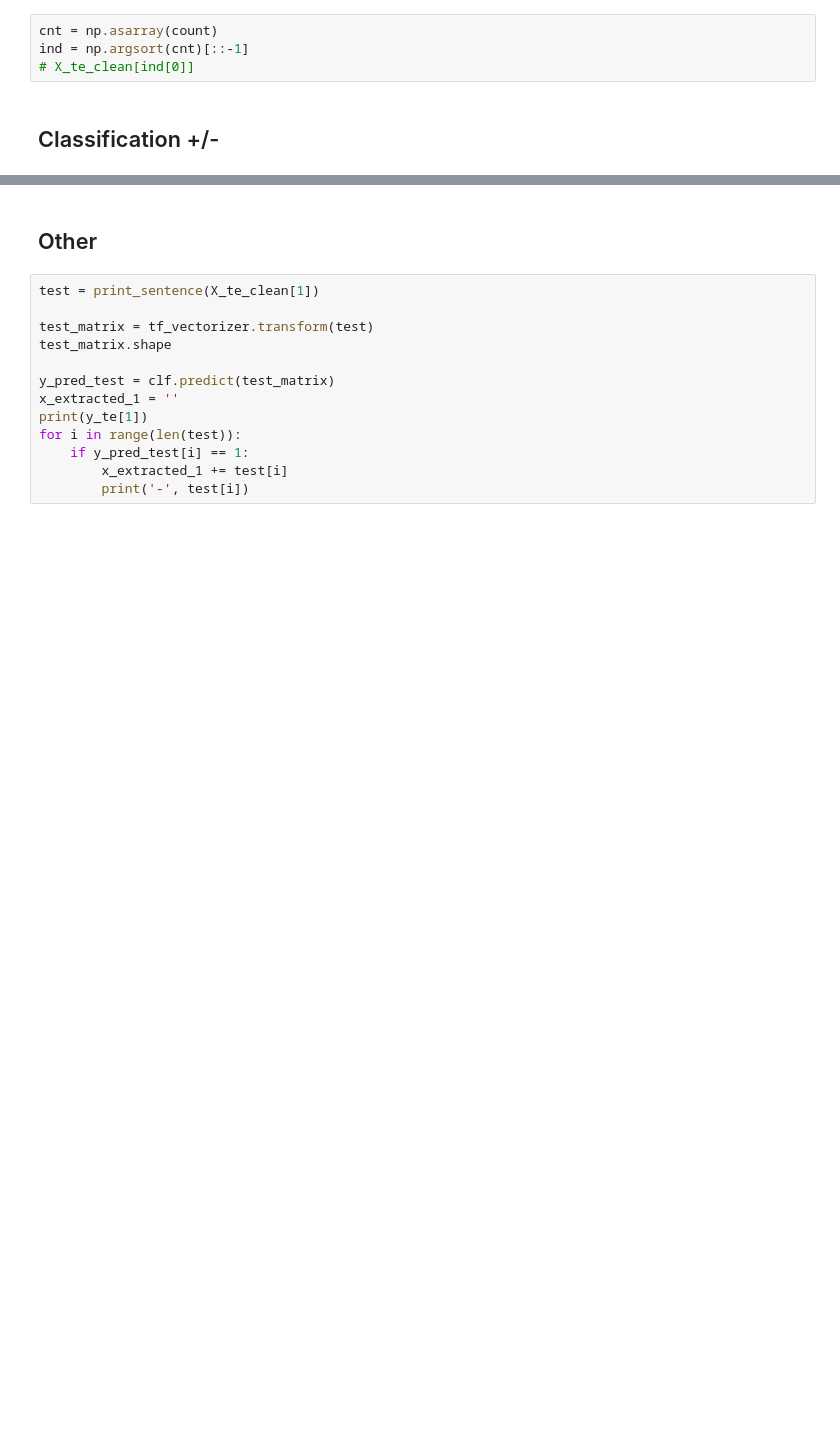
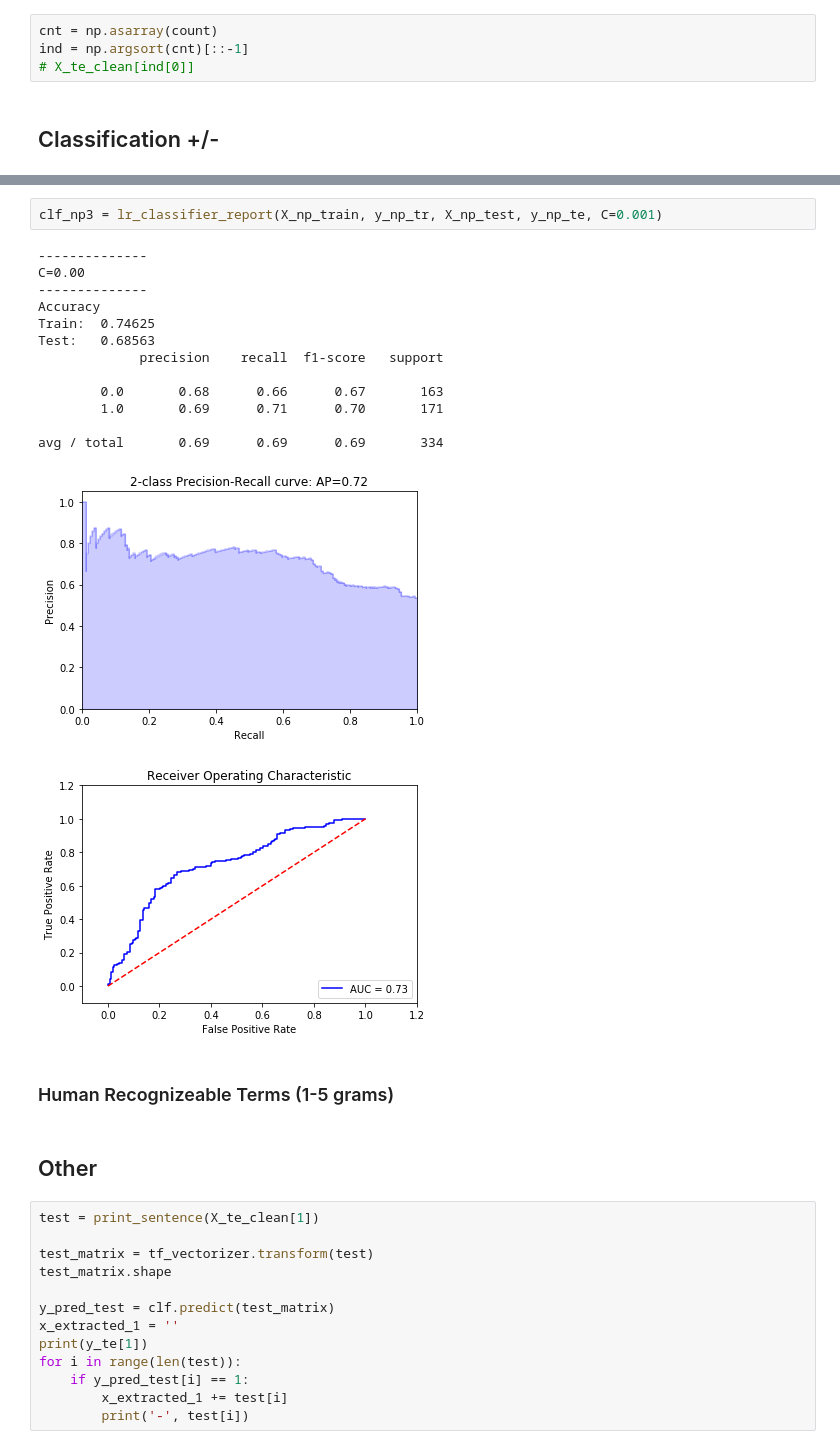
Before and after one commit to mrugami19/MovieReview, a Jupyter notebook: transparency-preprocessing-extraction/sentence-classification-Copy1.ipynb, the cells around one changed output, grey strips where cells are left out. Drawn from its saved outputs; the diff is of its cells as text; blank space fills up the shorter version.

```diff
--- a/transparency-preprocessing-extraction/sentence-classification-Copy1.ipynb
+++ b/transparency-preprocessing-extraction/sentence-classification-Copy1.ipynb
@@ -512,3 +576,22 @@ Split train-test data...
+# %%
+clf_np3 = lr_classifier_report(X_np_train, y_np_tr, X_np_test, y_np_te, C=0.001)
+# %% [output]
+--------------
+C=0.00
+--------------
+Accuracy
+Train:  0.74625
+Test:   0.68563
+             precision    recall  f1-score   support
+
+        0.0       0.68      0.66      0.67       163
+        1.0       0.69      0.71      0.70       171
+
+avg / total       0.69      0.69      0.69       334
+[figure, added]
+[figure, added]
+# %% [markdown]
+### Human Recognizeable Terms (1-5 grams)
 # %% [markdown]
 ## Other
 # %%
```
Also changed, not shown: parts of 6 cells of this notebook.
